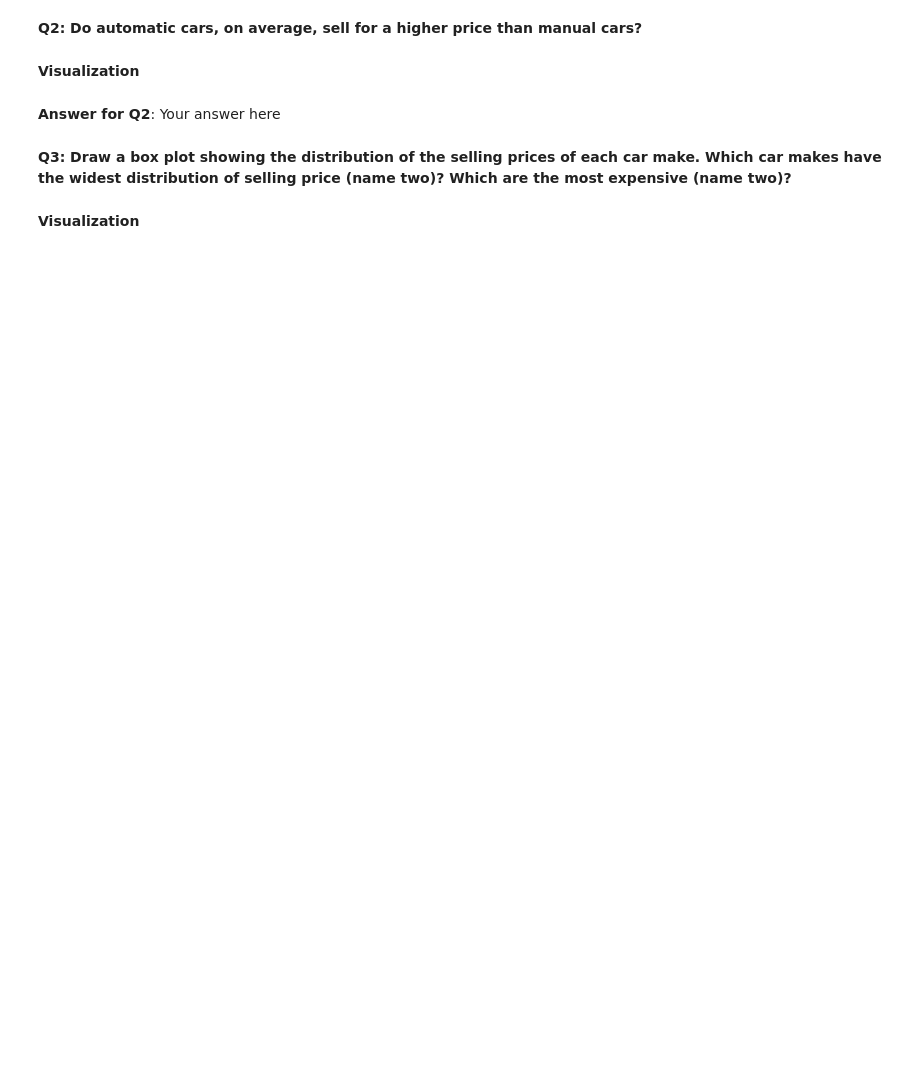
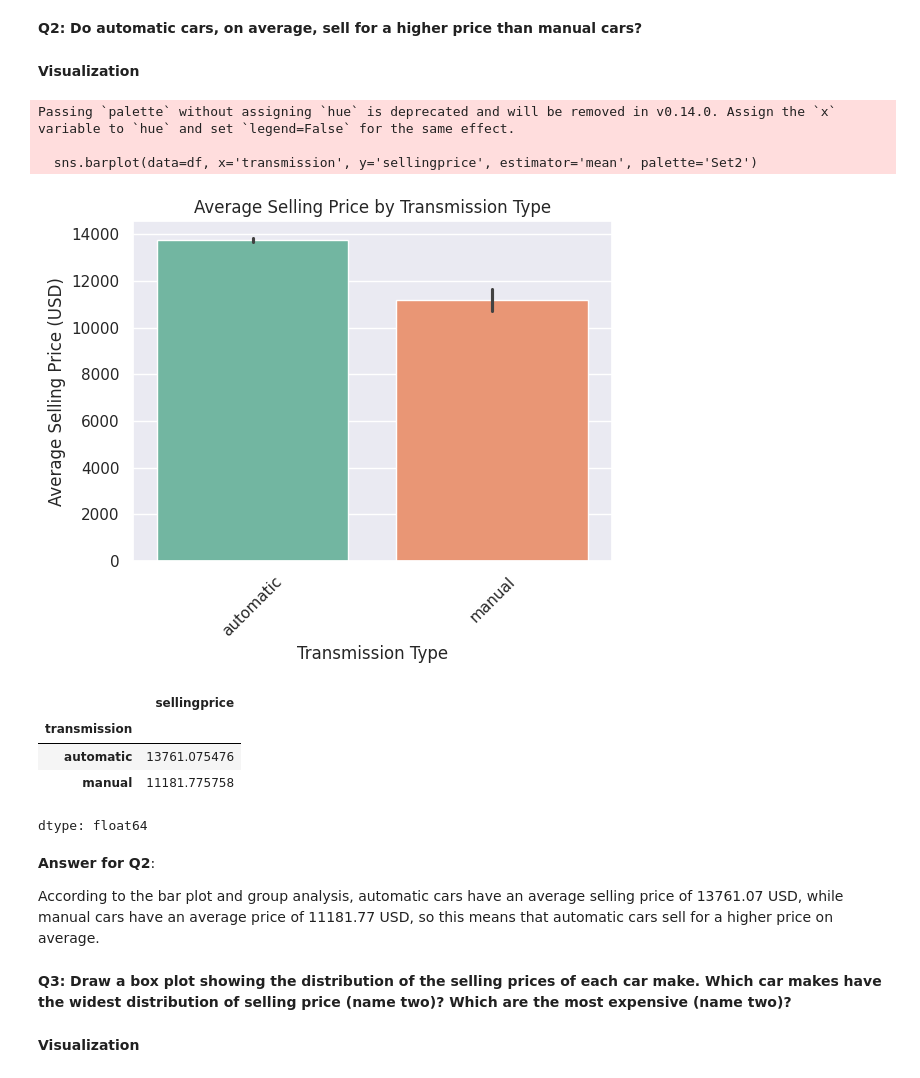
Before and after one commit to Michael-O-Sky/DataMining-Summer, a Jupyter notebook: Regression_Mini_Project.ipynb, the cells around one changed output. Saved outputs shown, nothing was run; the diff lists cells and outputs as text; code cells hidden in the pictures; blank space fills up the shorter version.

```diff
--- a/Regression_Mini_Project.ipynb
+++ b/Regression_Mini_Project.ipynb
@@ -111,8 +214,31 @@ plt.tight_layout()
 **Q2: Do automatic cars, on average, sell for a higher price than manual cars?**
 # %% [markdown]
 **Visualization**
-# %% [markdown]
-**Answer for Q2**: Your answer here
+# %%
+df['transmission'] = df['transmission'].astype(str).str.strip().str.lower()
+plt.figure(figsize=(6, 5))
+sns.barplot(data=df, x='transmission', y='sellingprice', estimator='mean', palette='Set2')
+plt.title('Average Selling Price by Transmission Type')
+plt.xlabel('Transmission Type')
+plt.ylabel('Average Selling Price (USD)')
+plt.xticks(rotation=45)
+plt.tight_layout()
+plt.show()
+df.groupby('transmission')['sellingprice'].mean().sort_values(ascending=False)
+# %% [output]
+Passing `palette` without assigning `hue` is deprecated and will be removed in v0.14.0. Assign the `x` variable to `hue` and set `legend=False` for the same effect.
+
+  sns.barplot(data=df, x='transmission', y='sellingprice', estimator='mean', palette='Set2')
+[figure, added]
+|  | sellingprice |
+| transmission |  |
+| automatic | 13761.075476 |
+| manual | 11181.775758 |
+dtype: float64
+# %% [markdown]
+**Answer for Q2**:
+
+According to the bar plot and group analysis, automatic cars have an average selling price of 13761.07 USD, while manual cars have an average price of 11181.77 USD, so this means that automatic cars sell for a higher price on average.
 # %% [markdown]
 **Q3: Draw a box plot showing the distribution of the selling prices of each car make. Which car makes have the widest distribution of selling price (name two)? Which are the most expensive (name two)?**
 # %% [markdown]
```
Also changed, not shown: parts of 20 cells of this notebook.
